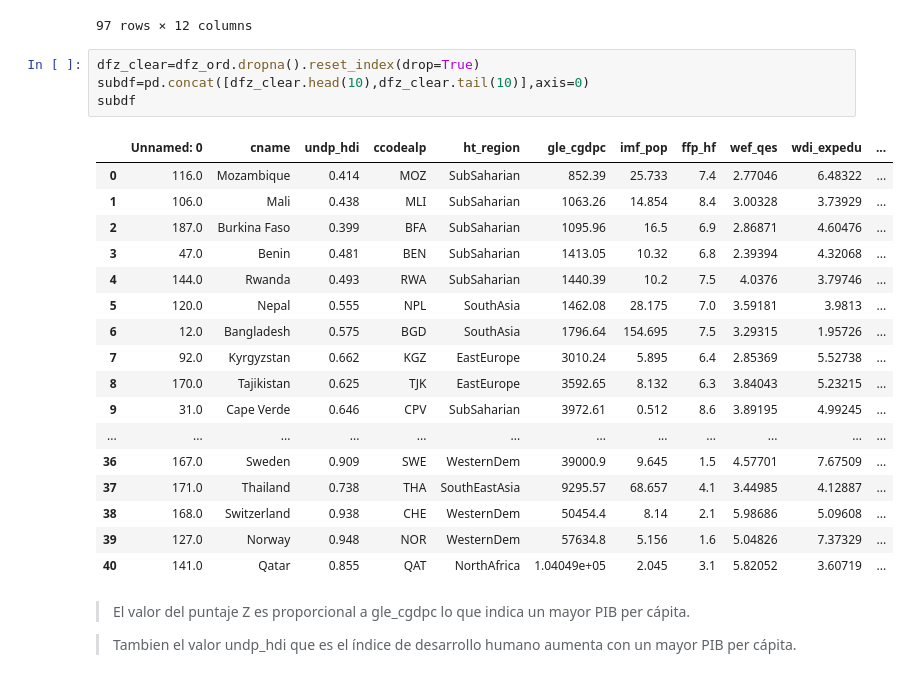
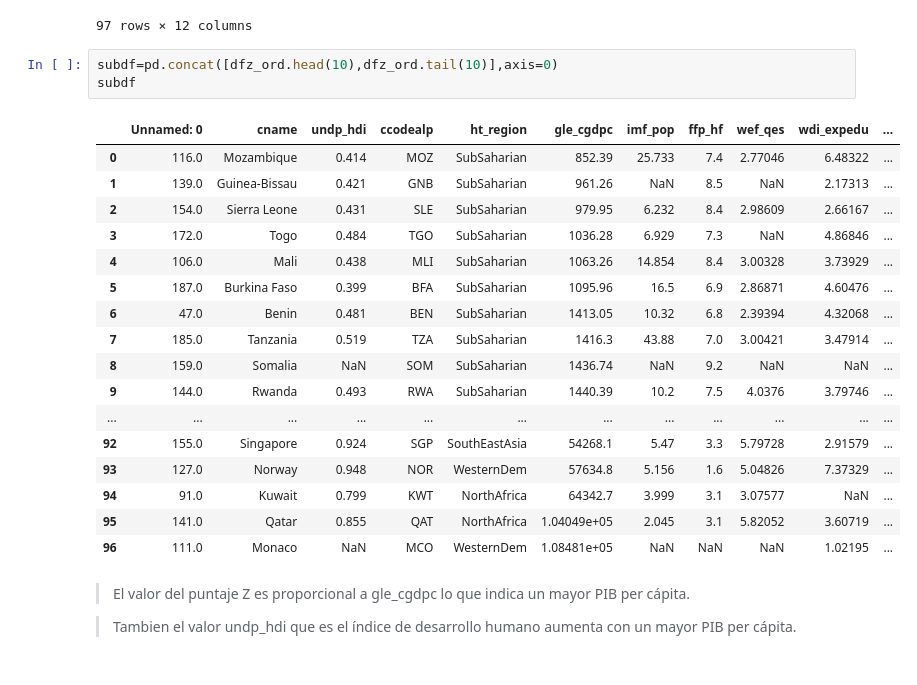
Before and after one commit to antosource/CursoDataScience, a Jupyter notebook: FundamentosDataScience/3/Taller/taller3.ipynb, the cells around one changed output. Saved outputs shown, nothing was run; the diff lists cells and outputs as text.

```diff
--- a/FundamentosDataScience/3/Taller/taller3.ipynb
+++ b/FundamentosDataScience/3/Taller/taller3.ipynb
@@ -100,27 +100,26 @@ La media es: 14810.545 y la desv.std es: 19675.362
 | 96 | 111.0 | Monaco | NaN | MCO | WesternDem | 1.08481e+05 | NaN | NaN | NaN | 1.02195 | ... |
 97 rows × 12 columns
 # %%
-dfz_clear=dfz_ord.dropna().reset_index(drop=True)
-subdf=pd.concat([dfz_clear.head(10),dfz_clear.tail(10)],axis=0)
+subdf=pd.concat([dfz_ord.head(10),dfz_ord.tail(10)],axis=0)
 subdf
 # %% [output]
 |  | Unnamed: 0 | cname | undp_hdi | ccodealp | ht_region | gle_cgdpc | imf_pop | ffp_hf | wef_qes | wdi_expedu | ... |
 | 0 | 116.0 | Mozambique | 0.414 | MOZ | SubSaharian | 852.39 | 25.733 | 7.4 | 2.77046 | 6.48322 | ... |
-| 1 | 106.0 | Mali | 0.438 | MLI | SubSaharian | 1063.26 | 14.854 | 8.4 | 3.00328 | 3.73929 | ... |
-| 2 | 187.0 | Burkina Faso | 0.399 | BFA | SubSaharian | 1095.96 | 16.5 | 6.9 | 2.86871 | 4.60476 | ... |
-| 3 | 47.0 | Benin | 0.481 | BEN | SubSaharian | 1413.05 | 10.32 | 6.8 | 2.39394 | 4.32068 | ... |
-| 4 | 144.0 | Rwanda | 0.493 | RWA | SubSaharian | 1440.39 | 10.2 | 7.5 | 4.0376 | 3.79746 | ... |
-| 5 | 120.0 | Nepal | 0.555 | NPL | SouthAsia | 1462.08 | 28.175 | 7.0 | 3.59181 | 3.9813 | ... |
-| 6 | 12.0 | Bangladesh | 0.575 | BGD | SouthAsia | 1796.64 | 154.695 | 7.5 | 3.29315 | 1.95726 | ... |
-| 7 | 92.0 | Kyrgyzstan | 0.662 | KGZ | EastEurope | 3010.24 | 5.895 | 6.4 | 2.85369 | 5.52738 | ... |
-| 8 | 170.0 | Tajikistan | 0.625 | TJK | EastEurope | 3592.65 | 8.132 | 6.3 | 3.84043 | 5.23215 | ... |
-| 9 | 31.0 | Cape Verde | 0.646 | CPV | SubSaharian | 3972.61 | 0.512 | 8.6 | 3.89195 | 4.99245 | ... |
+| 1 | 139.0 | Guinea-Bissau | 0.421 | GNB | SubSaharian | 961.26 | NaN | 8.5 | NaN | 2.17313 | ... |
+| 2 | 154.0 | Sierra Leone | 0.431 | SLE | SubSaharian | 979.95 | 6.232 | 8.4 | 2.98609 | 2.66167 | ... |
+| 3 | 172.0 | Togo | 0.484 | TGO | SubSaharian | 1036.28 | 6.929 | 7.3 | NaN | 4.86846 | ... |
+| 4 | 106.0 | Mali | 0.438 | MLI | SubSaharian | 1063.26 | 14.854 | 8.4 | 3.00328 | 3.73929 | ... |
+| 5 | 187.0 | Burkina Faso | 0.399 | BFA | SubSaharian | 1095.96 | 16.5 | 6.9 | 2.86871 | 4.60476 | ... |
+| 6 | 47.0 | Benin | 0.481 | BEN | SubSaharian | 1413.05 | 10.32 | 6.8 | 2.39394 | 4.32068 | ... |
+| 7 | 185.0 | Tanzania | 0.519 | TZA | SubSaharian | 1416.3 | 43.88 | 7.0 | 3.00421 | 3.47914 | ... |
+| 8 | 159.0 | Somalia | NaN | SOM | SubSaharian | 1436.74 | NaN | 9.2 | NaN | NaN | ... |
+| 9 | 144.0 | Rwanda | 0.493 | RWA | SubSaharian | 1440.39 | 10.2 | 7.5 | 4.0376 | 3.79746 | ... |
 | ... | ... | ... | ... | ... | ... | ... | ... | ... | ... | ... | ... |
-| 36 | 167.0 | Sweden | 0.909 | SWE | WesternDem | 39000.9 | 9.645 | 1.5 | 4.57701 | 7.67509 | ... |
-| 37 | 171.0 | Thailand | 0.738 | THA | SouthEastAsia | 9295.57 | 68.657 | 4.1 | 3.44985 | 4.12887 | ... |
-| 38 | 168.0 | Switzerland | 0.938 | CHE | WesternDem | 50454.4 | 8.14 | 2.1 | 5.98686 | 5.09608 | ... |
-| 39 | 127.0 | Norway | 0.948 | NOR | WesternDem | 57634.8 | 5.156 | 1.6 | 5.04826 | 7.37329 | ... |
-| 40 | 141.0 | Qatar | 0.855 | QAT | NorthAfrica | 1.04049e+05 | 2.045 | 3.1 | 5.82052 | 3.60719 | ... |
+| 92 | 155.0 | Singapore | 0.924 | SGP | SouthEastAsia | 54268.1 | 5.47 | 3.3 | 5.79728 | 2.91579 | ... |
+| 93 | 127.0 | Norway | 0.948 | NOR | WesternDem | 57634.8 | 5.156 | 1.6 | 5.04826 | 7.37329 | ... |
+| 94 | 91.0 | Kuwait | 0.799 | KWT | NorthAfrica | 64342.7 | 3.999 | 3.1 | 3.07577 | NaN | ... |
+| 95 | 141.0 | Qatar | 0.855 | QAT | NorthAfrica | 1.04049e+05 | 2.045 | 3.1 | 5.82052 | 3.60719 | ... |
+| 96 | 111.0 | Monaco | NaN | MCO | WesternDem | 1.08481e+05 | NaN | NaN | NaN | 1.02195 | ... |
 # %% [markdown]
 >El valor del puntaje Z es proporcional a gle_cgdpc lo que indica un mayor PIB per cápita.
 
```
Also changed, not shown: parts of 6 cells of this notebook, 1 other file.
